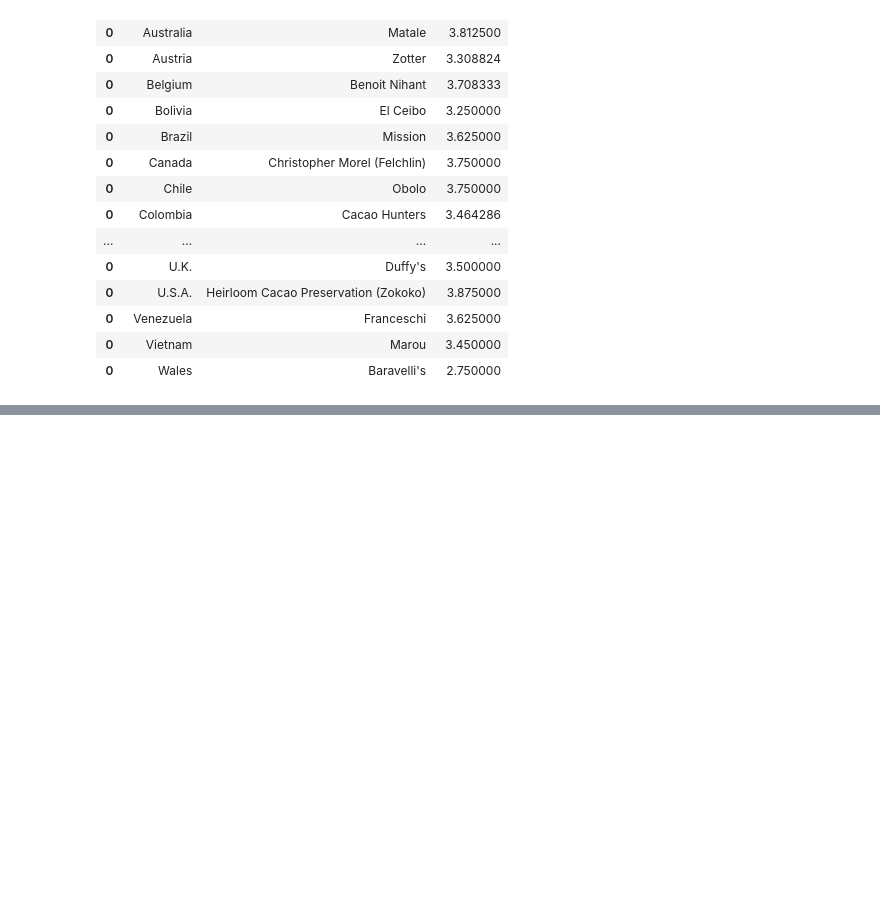
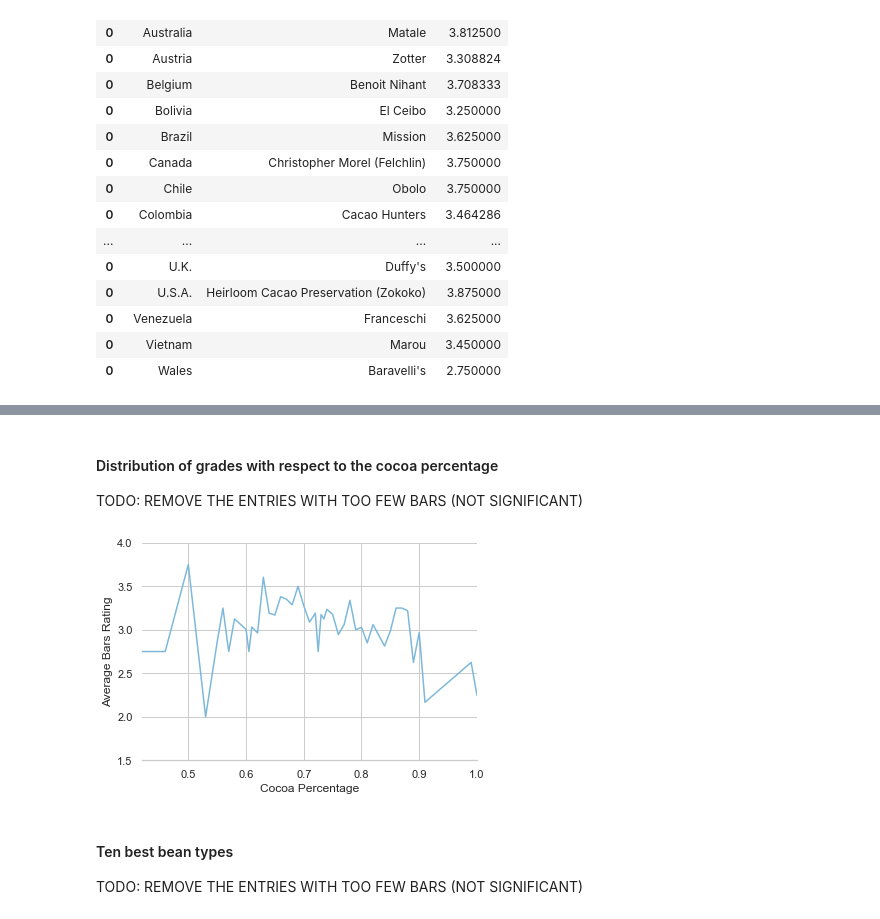
Before and after one commit to loris2222/ChocoData, a Jupyter notebook: code/Companies and Chocostats.ipynb, the cells around one changed output, grey strips where cells are left out. Drawn from its saved outputs; the diff is of its cells as text; code cells hidden in the pictures; blank space fills up the shorter version.

```diff
--- a/code/Companies and Chocostats.ipynb
+++ b/code/Companies and Chocostats.ipynb
@@ -122,0 +151,43 @@ loc_companies.sort_values('country')
+# %% [markdown]
+#### Distribution of grades with respect to the cocoa percentage
+
+TODO: REMOVE THE ENTRIES WITH TOO FEW BARS (NOT SIGNIFICANT)
+# %%
+# Compute the minimum and the maximum cocoa percentage in the dataset
+min_cocoa = chocodata['cocoa_percent'].min()
+max_cocoa = chocodata['cocoa_percent'].max()
+
+# Get a list of all the unique percentage values of cocoa
+percentages = chocodata.cocoa_percent.unique()
+# %%
+# Create the DataFrame that collects the average grade with respect to the cocoa percentage
+d = { 'cocoa_percentage': [],
+      'avg_rating': []
+    }
+avg_percentage = pd.DataFrame(d)
+
+# Foreach cocoa percentage, compute its average evaluation
+for p in percentages:
+    bars = chocodata[chocodata.cocoa_percent == p]
+    mean_rating = bars['rating'].mean()
+    d = pd.DataFrame(
+        {'cocoa_percentage': [p],
+         'avg_rating': [mean_rating]})
+    tmp = [avg_percentage, d]
+    avg_percentage = pd.concat(tmp)
+# %%
+# Plot the data through a lineplot
+ax = sns.lineplot(data=avg_percentage, x=avg_percentage.cocoa_percentage, y=avg_percentage.avg_rating, color=palette[5])
+ax.set_xlabel('Cocoa Percentage')
+ax.set_ylabel('Average Bars Rating')
+ax.set(xlim=(min_cocoa, max_cocoa))
+ax.set(ylim=(1.5, 4))
+sns.despine(left=True, right=True)
+
+plt.savefig('images/avg_cocoaPercentage.pdf')
+# %% [output]
+[figure, added]
+# %% [markdown]
+#### Ten best bean types
+
+TODO: REMOVE THE ENTRIES WITH TOO FEW BARS (NOT SIGNIFICANT)
```
Also changed, not shown: parts of 15 cells of this notebook, 5 other files.
